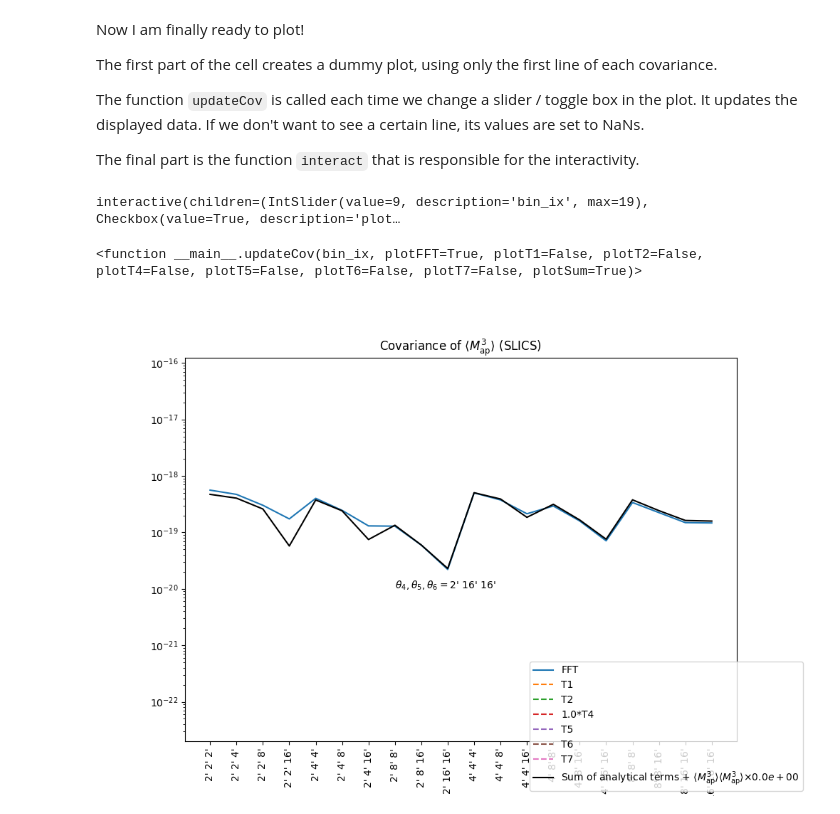
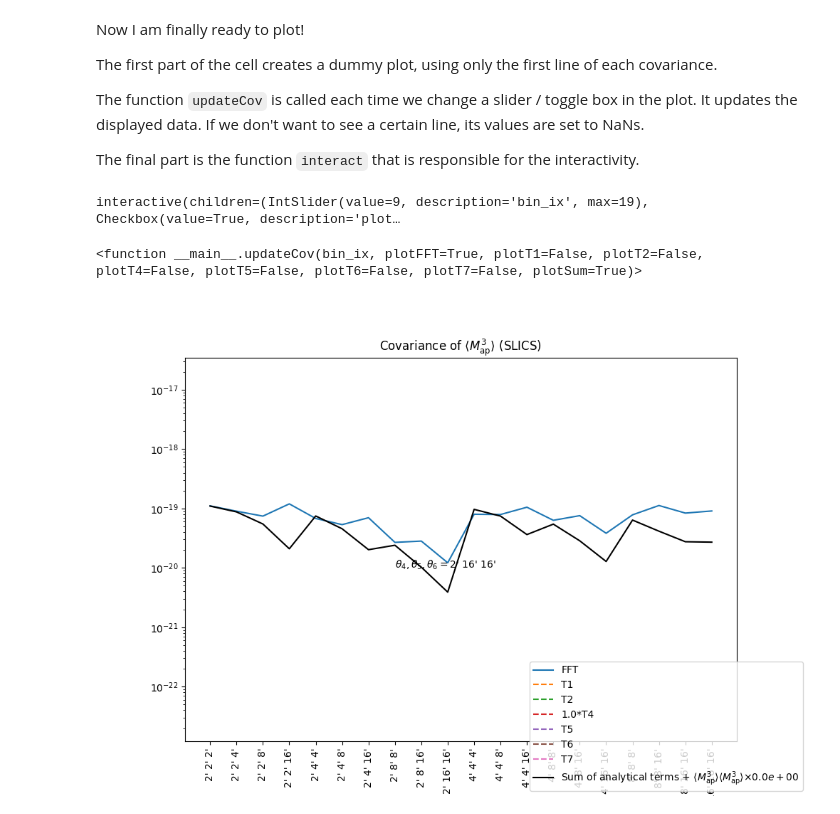
Before and after one commit to sheydenreich/threepoint, a Jupyter notebook: Plots_Tests/interactivePlotsCovariance.ipynb, the cells around one changed output. Saved outputs shown, nothing was run; the diff lists cells and outputs as text; code cells hidden in the pictures.

```diff
--- a/Plots_Tests/interactivePlotsCovariance.ipynb
+++ b/Plots_Tests/interactivePlotsCovariance.ipynb
@@ -22,7 +22,7 @@ Here I am loading data for the MS, but the filepaths need to be adapted to where
 
 dir_ms="/home/laila/OneDrive/1_Work/5_Projects/02_3ptStatistics/Map3_Covariances/MS/"
 dir_takahashi="/home/laila/OneDrive/1_Work/5_Projects/02_3ptStatistics/Map3_Covariances/Takahashi/"
-dir_slics="/home/laila/OneDrive/1_Work/5_Projects/02_3ptStatistics/Map3_Covariances/SLICS/"
+dir_slics="/home/laila/OneDrive/1_Work/5_Projects/02_3ptStatistics/Map3_Covariances/SLICS_theta_4_to_32/"
 
 
 datatype="slics" #"ms" #"slics" #"takahashi"#"slics" #"slics" #"takahashi"#"ms"#"ms" #"ms" #"ms"#"takahashi"
@@ -55,22 +55,26 @@ elif datatype=="takahashi":
 
 
 elif datatype=="slics":
-    cov_fft=np.loadtxt(dir_slics+"cov_SLICS_fft_sigma_0.37_n_108000.00_thetaMax_7.87.dat")
+   # cov_fft=np.loadtxt(dir_slics+"cov_SLICS_fft_sigma_0.37_n_108000.00_thetaMax_7.87.dat")
     cov_T1inf=np.loadtxt(dir_slics+"cov_infinite_term1Numerical_sigma_0.37_n_107987.71_thetaMax_7.87_gpu.dat")
     cov_T2=np.loadtxt(dir_slics+"cov_square_term2Numerical_sigma_0.37_n_107987.71_thetaMax_7.87_gpu.dat")
     cov_T4=np.loadtxt(dir_slics+"cov_infinite_term4Numerical_sigma_0.37_n_107987.71_thetaMax_7.87_gpu.dat")
     cov_T5=np.loadtxt(dir_slics+"cov_infinite_term5Numerical_sigma_0.37_n_107987.71_thetaMax_7.87_gpu.dat")
     cov_T6=np.loadtxt(dir_slics+"cov_square_term6Numerical_sigma_0.37_n_107987.71_thetaMax_7.87_gpu.dat")
     cov_T7=np.loadtxt(dir_slics+"cov_infinite_term7Numerical_sigma_0.37_n_107987.71_thetaMax_7.87_gpu.dat")
-    map3=np.loadtxt(dir_slics+"map_cubed")
+    #map3=np.loadtxt(dir_slics+"map_cubed")
 
     #cov_fft=np.zeros_like(cov_T1inf)
     #cov_T4=np.zeros_like(cov_T1inf)
     #cov_T6=np.zeros_like(cov_T1inf)
     #cov_T7=np.zeros_like(cov_T1inf)
 
-map3_mean=np.mean(map3, axis=0)
-map3_outer=np.outer(map3_mean, map3_mean)
+    map3=np.load(dir_slics+"map_cubed.npy")
+    cov_fft=np.cov(map3)
+
+
+#map3_mean=np.mean(map3, axis=0)
+#map3_outer=np.outer(map3_mean, map3_mean)
 # %% [markdown]
 ## Plot Covariance as Lineplot
 # %% [markdown]
@@ -123,10 +127,10 @@ T5,=ax.plot(cov_T1inf[0], label='T5', ls='--')
 T6,=ax.plot(cov_T1inf[0], label='T6', ls='--')
 T7,=ax.plot(cov_T1inf[0], label='T7', ls='--')
 #Map3_outer,=ax.plot(map3_outer[0]*a, label=r'$\langle M_\mathrm{ap}^3 \rangle \langle M_\mathrm{ap}^3\rangle$'+r'$\times{:.1e}$'.format(a))
-Sum,=ax.plot(cov_T1inf[0]+map3_outer[0]*a, label=r'Sum of analytical terms + $\langle M_\mathrm{ap}^3 \rangle \langle M_\mathrm{ap}^3\rangle$'+r'$\times{:.1e}$'.format(a), color='k')
+Sum,=ax.plot(cov_T1inf[0], label=r'Sum of analytical terms + $\langle M_\mathrm{ap}^3 \rangle \langle M_\mathrm{ap}^3\rangle$'+r'$\times{:.1e}$'.format(a), color='k')
 fig.legend(loc="lower right")
 
-sumCovs=cov_T1inf+cov_T2+b*cov_T4+cov_T5+cov_T6+cov_T7+map3_outer*a
+sumCovs=cov_T1inf+cov_T2+b*cov_T4+cov_T5+cov_T6+cov_T7#+map3_outer*a
 
 def updateCov(bin_ix, plotFFT=True, plotT1=False, plotT2=False, plotT4=False, plotT5=False, plotT6=False, plotT7=False, plotSum=True):
     thetaText.set_text(r"$\theta_4, \theta_5, \theta_6=$"+thetas_labels[bin_ix])
@@ -150,31 +154,31 @@ def updateCov(bin_ix, plotFFT=True, plotT1=False, plotT2=False, plotT4=False, pl
         T4.set_ydata(b*cov_T4[bin_ix])
     else:
         T4.set_ydata(np.nan*np.ones_like(cov_T4[bin_ix]))
     if(plotT5):
         T5.set_ydata(cov_T5[bin_ix])
     else:
         T5.set_ydata(np.nan*np.ones_like(cov_T5[bin_ix]))
     if(plotT6):
         T6.set_ydata(cov_T6[bin_ix])
     else:
         T6.set_ydata(np.nan*np.ones_like(cov_T6[bin_ix]))
     if(plotT7):
         T7.set_ydata(cov_T7[bin_ix])
     else:
         T7.set_ydata(np.nan*np.ones_like(cov_T7[bin_ix]))
 
 
     if(plotSum):
         Sum.set_ydata(sumCovs[bin_ix])
     else:
         Sum.set_ydata(np.nan*np.ones_like(sumCovs[bin_ix]))
 
     fig.canvas.draw_idle()
 
 
 
 interact(updateCov, bin_ix=(0, N-1))
 # %% [output]
 interactive(children=(IntSlider(value=9, description='bin_ix', max=19), Checkbox(value=True, description='plot…
 <function __main__.updateCov(bin_ix, plotFFT=True, plotT1=False, plotT2=False, plotT4=False, plotT5=False, plotT6=False, plotT7=False, plotSum=True)>
-[figure, old version]
+[figure, new version]
```
Also changed, not shown: 30 other files.
